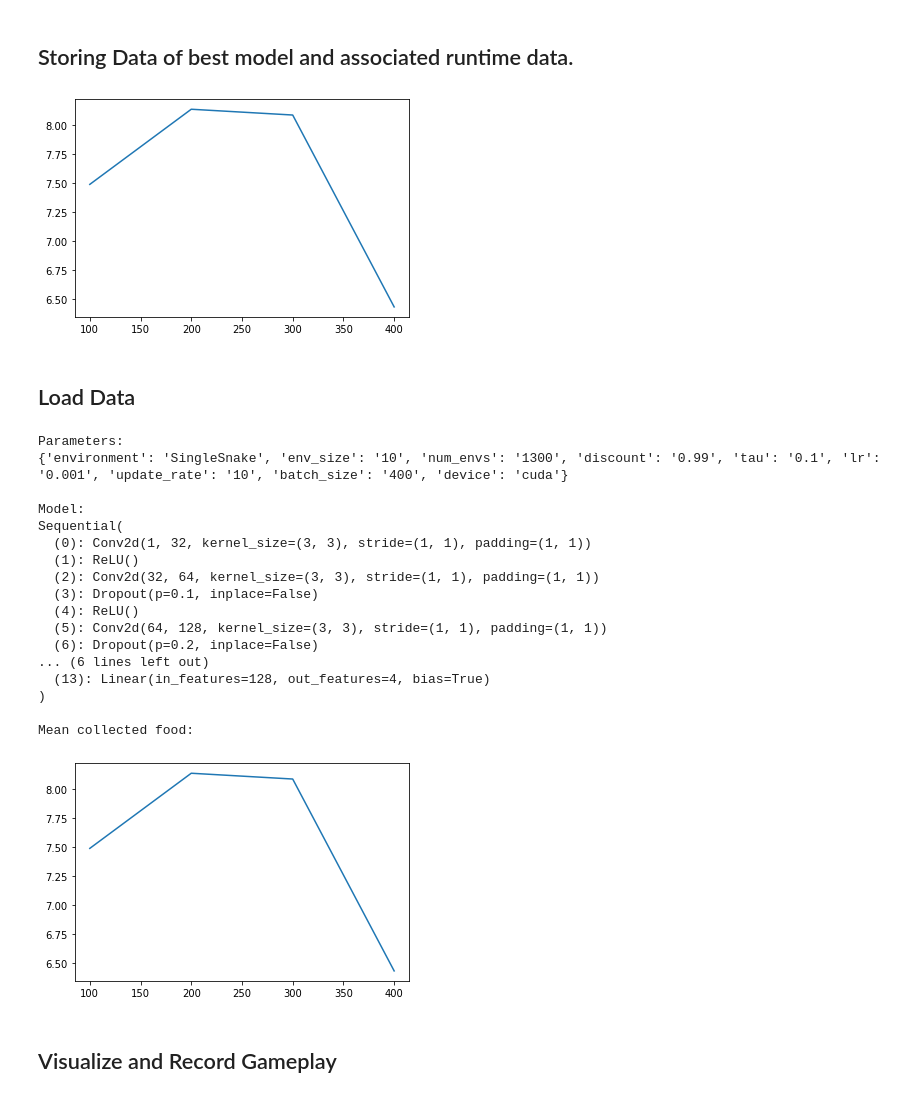
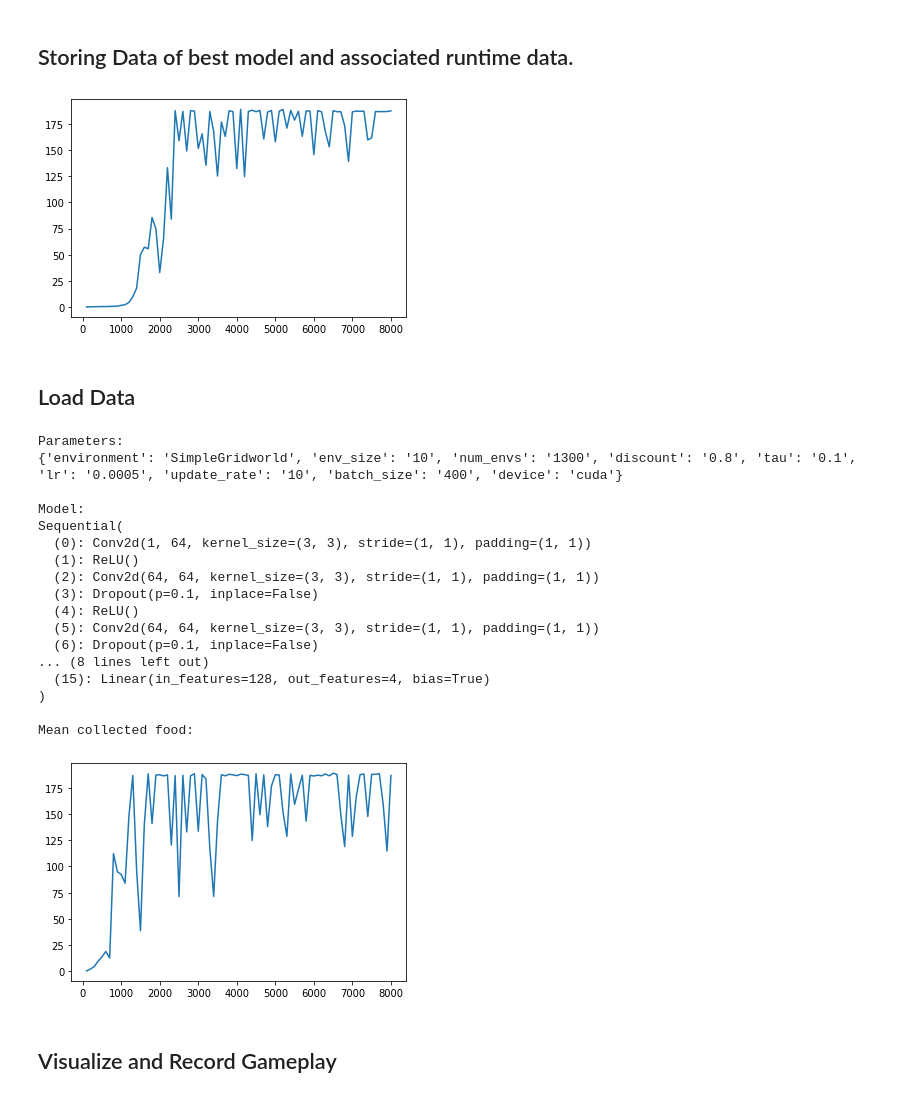
Before and after one commit to keygenx/Fast-Snake, a Jupyter notebook: DQN Implementation.ipynb, the cells around one changed output. Saved outputs shown, nothing was run; the diff lists cells and outputs as text; code cells hidden in the pictures.

```diff
--- a/DQN Implementation.ipynb
+++ b/DQN Implementation.ipynb
@@ -371,10 +371,10 @@ def FNN_1(shape, hidden_dim, action_dim):
     model = torch.nn.Sequential(
         torch.nn.Flatten(),
         torch.nn.Linear(flat_shape,hidden_dim),
-        #torch.nn.Dropout(0.5),
+        torch.nn.Dropout(0.5),
         torch.nn.ReLU(),
         torch.nn.Linear(hidden_dim,hidden_dim),
-        #torch.nn.Dropout(0.5),
+        torch.nn.Dropout(0.5),
         torch.nn.ReLU(),
         torch.nn.Linear(hidden_dim, action_dim),
          ).to(DEFAULT_DEVICE)
@@ -444,12 +444,12 @@ def CNN_3(): #A good model for SingleSnake
 # %% [markdown]
 ## Initializing Environment and Agent
 # %%
-environment = 'SingleSnake'
+environment = 'SimpleGridworld'
 num_envs = 1300 #Number of parallel environments to simulate. Use small value for cpu (eg. 1)
 test_num_envs = 100
-discount = 0.99
+discount = 0.1
 tau = 0.1
-lr = 0.001
+lr = 0.0005
 env_size = 10
 buffer_size = 600
 
@@ -462,7 +462,7 @@ if environment == 'SimpleGridworld':
     action_dim = 4
 
     #Effective buffer_size = buffer_size*num_envs
-    agent=DDQNAgent_smooth(NN = FNN_1, NN_args = (state_dim, 512, action_dim),
+    agent=DQNAgent(NN = FNN_1, NN_args = (state_dim, 1024, action_dim),
                            num_envs = num_envs, buffer_size = buffer_size, lr = lr,
                            discount = discount, tau = tau)
 
@@ -476,7 +476,8 @@ elif environment == 'SingleSnake':
     action_dim = 4
 
     #Effective buffer_size = buffer_size*num_envs
-    agent=DDQNAgent_smooth(NN = CNN_1, num_envs = num_envs, buffer_size = buffer_size, lr = lr, discount = discount, tau = tau)
+    agent=DDQNAgent_smooth(NN = FNN_1, NN_args = (state_dim, 1024, action_dim),
+                           num_envs = num_envs, buffer_size = buffer_size, lr = lr, discount = discount, tau = tau)
 
 else:
     raise Exception("Invalid option")
@@ -607,7 +602,7 @@ plt.plot(step_list, fc_list)
 plt.show()
 
 #file name without extension
-file_name = "test"
+file_name = "grid_ddqn_fnn1_disc0.9_hl1024_dropout"
 
 parameters = {"environment": environment,
               "env_size": env_size,
@@ -643,12 +638,12 @@ model = torch.load("current_best.h5")
 model = model.to('cpu')
 torch.save(model, F"data/{file_name}.h5")
 # %% [output]
-[figure, old version]
+[figure, new version]
 # %% [markdown]
 ## Load Data
 # %%
 #file name to read
-file_name = "test"
+file_name = "grid_ddqn_cnn3_disc0.99_dropout"
 
 parameters = {}
 heading = ["step", "mean", "median", "min", "max", "std", "raw data"]
@@ -662,41 +657,41 @@ with open(F"data/{file_name}.csv", 'rt') as file:
     step_list=[]
     fc_list=[]
     for items in data[5:]:
         nitems = [float(i) for i in items]
         step_list.append(nitems[0])
         fc_list.append(nitems[1])
         data_list.append(tuple(nitems[0:6])+(np.array(nitems[6:]),))
 
 
 agent.load(F"data/{file_name}.h5")
 print("Parameters:")
 print(parameters)
 print("\nModel:")
 print(agent.qnet)
 
 print("\nMean collected food:")
 #Plotting
 plt.plot(step_list, fc_list, label = "Mean")
 plt.show()
 # %% [output]
 Parameters:
-{'environment': 'SingleSnake', 'env_size': '10', 'num_envs': '1300', 'discount': '0.99', 'tau': '0.1', 'lr': '0.001', 'update_rate': '10', 'batch_size': '400', 'device': 'cuda'}
+{'environment': 'SimpleGridworld', 'env_size': '10', 'num_envs': '1300', 'discount': '0.8', 'tau': '0.1', 'lr': '0.0005', 'update_rate': '10', 'batch_size': '400', 'device': 'cuda'}
 
 Model:
 Sequential(
-  (0): Conv2d(1, 32, kernel_size=(3, 3), stride=(1, 1), padding=(1, 1))
+  (0): Conv2d(1, 64, kernel_size=(3, 3), stride=(1, 1), padding=(1, 1))
   (1): ReLU()
-  (2): Conv2d(32, 64, kernel_size=(3, 3), stride=(1, 1), padding=(1, 1))
+  (2): Conv2d(64, 64, kernel_size=(3, 3), stride=(1, 1), padding=(1, 1))
   (3): Dropout(p=0.1, inplace=False)
   (4): ReLU()
-  (5): Conv2d(64, 128, kernel_size=(3, 3), stride=(1, 1), padding=(1, 1))
-  (6): Dropout(p=0.2, inplace=False)
-... (6 lines left out)
-  (13): Linear(in_features=128, out_features=4, bias=True)
+  (5): Conv2d(64, 64, kernel_size=(3, 3), stride=(1, 1), padding=(1, 1))
+  (6): Dropout(p=0.1, inplace=False)
+... (8 lines left out)
+  (15): Linear(in_features=128, out_features=4, bias=True)
 )
 
 Mean collected food:
-[figure, old version]
+[figure, new version]
 # %% [markdown]
 ## Visualize and Record Gameplay
 # %%
```
Also changed, not shown: parts of 1 cell of this notebook, 1 other file.
